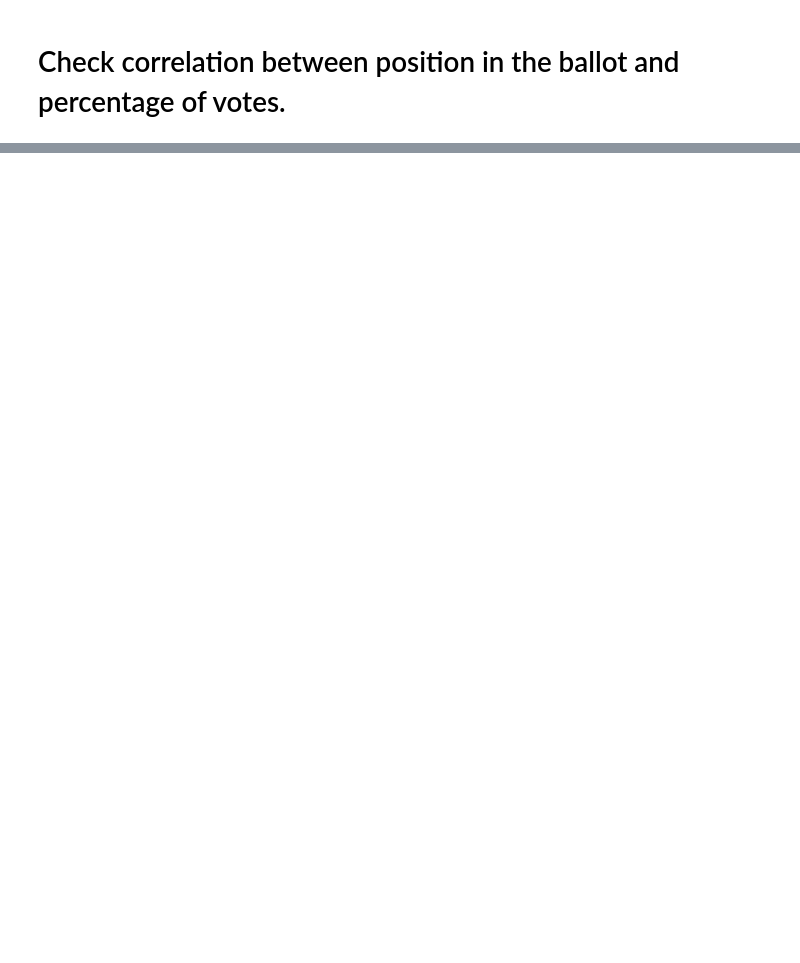
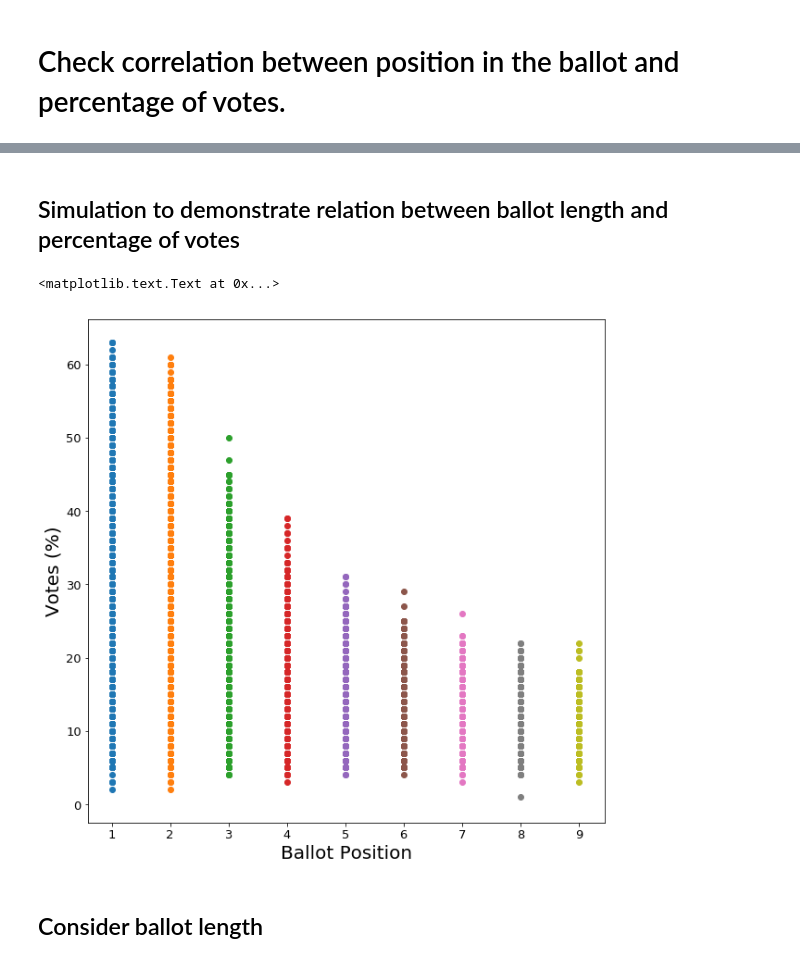
Before and after one commit to LLCampos/portugal-local-elections, a Jupyter notebook: effect_of_ballot_order_on_votes.ipynb, the cells around one changed output, grey strips where cells are left out. Cells and saved outputs as stored; diff of their text form; code cells hidden in the pictures; blank space fills up the shorter version.

```diff
--- a/effect_of_ballot_order_on_votes.ipynb
+++ b/effect_of_ballot_order_on_votes.ipynb
@@ -135,4 +94,41 @@ OLS Regression Results
 | Skew: | 0.565 | Prob(JB): | 7.68e-28 |
 | Kurtosis: | 1.995 | Cond. No. | 7.34 |
 [figure]
+# %% [markdown]
+## Simulation to demonstrate relation between ballot length and percentage of votes
+# %%
+import random
+
+ballot_lengths = map(int, list(data_on_ballot_order.ballot_length.unique()))
+
+all_elections_results = []
+
+for ballot_length in ballot_lengths:
+
+    # Simulate elections 100 times for each ballot length
+    for _ in range(0,300):
+
+        election_results = {}
+        for position in range(1, ballot_length + 1):
+            election_results[position] = 0
+
+        # 100 votes
+        for _ in range(0,100):
+            position_vote = random.choice(range(1, ballot_length + 1))
+            election_results[position_vote] += 1
+
+        all_elections_results.append(election_results)
+
+
+df_simulation_results = pd.DataFrame(all_elections_results)
+
+for ballot_position in df_simulation_results.columns:
+    plt.scatter([ballot_position] * len(df_simulation_results[ballot_position]), df_simulation_results[ballot_position])
+plt.xlabel('Ballot Position')
+plt.ylabel('Votes (%)')
+# %% [output]
+<matplotlib.text.Text at 0x...>
+[figure, added]
+# %% [markdown]
+## Consider ballot length
 # %%
```
Also changed, not shown: parts of 17 cells of this notebook.
